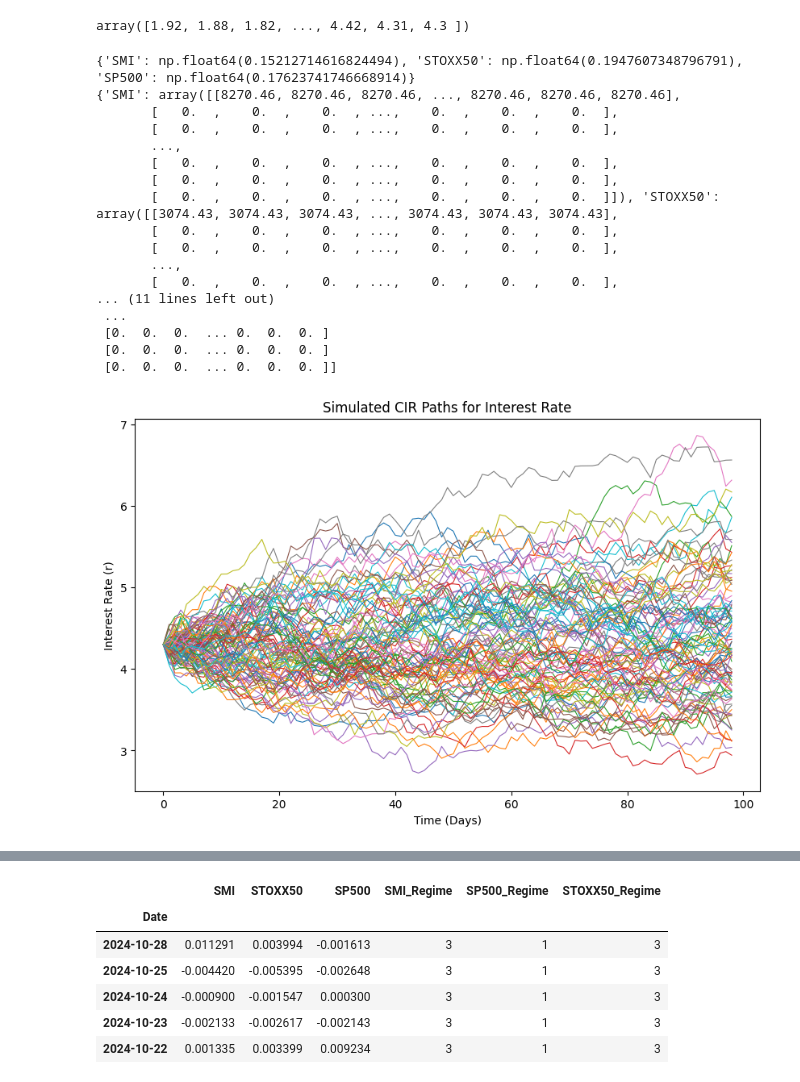
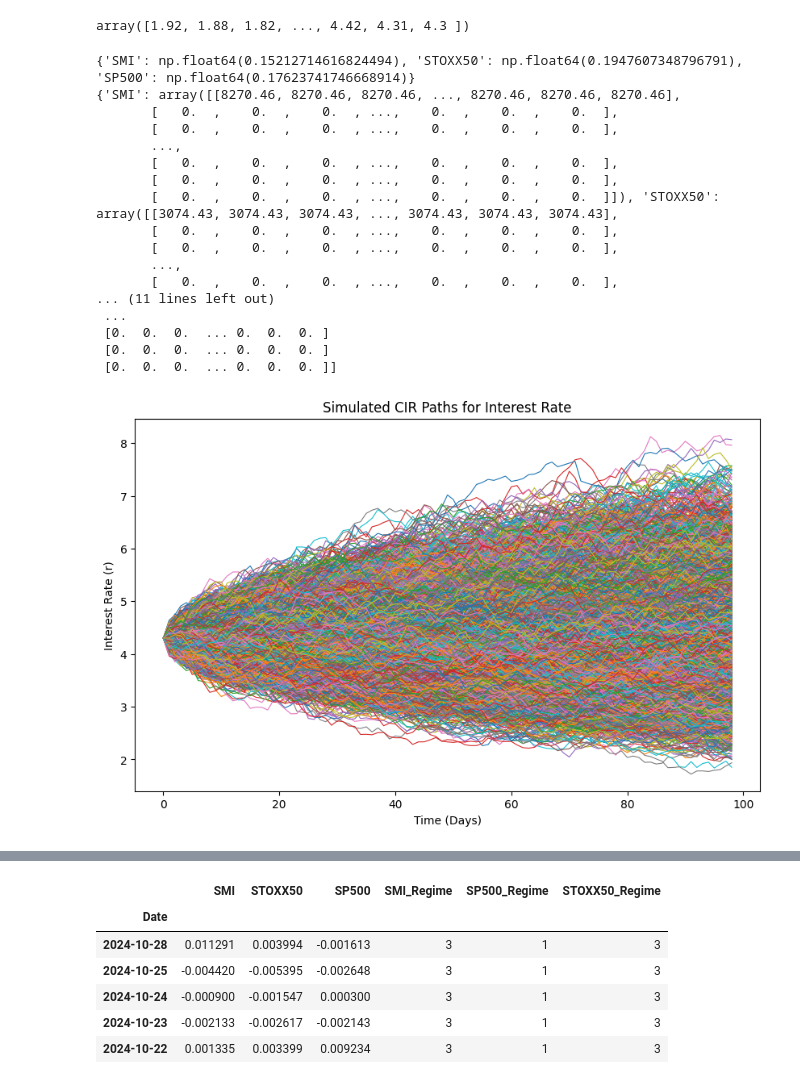
Before and after one commit to lesfgoh/MH4518-Simulation-Techniques, a Jupyter notebook: Code/hd_main_markovCiR.ipynb, the cells around one changed output, grey strips where cells are left out. Drawn from its saved outputs; the diff is of its cells as text; code cells hidden in the pictures.

```diff
--- a/Code/hd_main_markovCiR.ipynb
+++ b/Code/hd_main_markovCiR.ipynb
@@ -196,7 +181,7 @@ r
 array([1.92, 1.88, 1.82, ..., 4.42, 4.31, 4.3 ])
 # %%
 date = '2024-08-01'
-n_simulations = 100
+n_simulations = 10000
 n_timesteps = len(pd.bdate_range(start='2024-08-01',end='2024-12-16'))
 
 mu = {}
@@ -258,31 +243,31 @@ for i in range(n_simulations):
 plt.xlabel("Time (Days)")
 plt.ylabel("Interest Rate (r)")
 plt.title("Simulated CIR Paths for Interest Rate")
 plt.show()
 
 plt.figure(figsize=(10, 6))
 for i in range(n_simulations):
     plt.plot(range(n_timesteps + 1), price_paths['SMI'][i, :], lw=0.8)
 plt.xlabel("Time (Days)")
 plt.ylabel("SMI Price")
 plt.title("Simulated GBM Paths with Stochastic Interest Rate")
 plt.show()
 # %% [output]
 {'SMI': np.float64(0.15212714616824494), 'STOXX50': np.float64(0.1947607348796791), 'SP500': np.float64(0.17623741746668914)}
 {'SMI': array([[8270.46, 8270.46, 8270.46, ..., 8270.46, 8270.46, 8270.46],
        [   0.  ,    0.  ,    0.  , ...,    0.  ,    0.  ,    0.  ],
        [   0.  ,    0.  ,    0.  , ...,    0.  ,    0.  ,    0.  ],
        ...,
        [   0.  ,    0.  ,    0.  , ...,    0.  ,    0.  ,    0.  ],
        [   0.  ,    0.  ,    0.  , ...,    0.  ,    0.  ,    0.  ],
        [   0.  ,    0.  ,    0.  , ...,    0.  ,    0.  ,    0.  ]]), 'STOXX50': array([[3074.43, 3074.43, 3074.43, ..., 3074.43, 3074.43, 3074.43],
        [   0.  ,    0.  ,    0.  , ...,    0.  ,    0.  ,    0.  ],
        [   0.  ,    0.  ,    0.  , ...,    0.  ,    0.  ,    0.  ],
        ...,
        [   0.  ,    0.  ,    0.  , ...,    0.  ,    0.  ,    0.  ],
 ... (11 lines left out)
  ...
  [0.  0.  0.  ... 0.  0.  0. ]
  [0.  0.  0.  ... 0.  0.  0. ]
  [0.  0.  0.  ... 0.  0.  0. ]]
-[figure, old version]
+[figure, new version]
```
Also changed, not shown: parts of 2 cells of this notebook, 1 other file.
